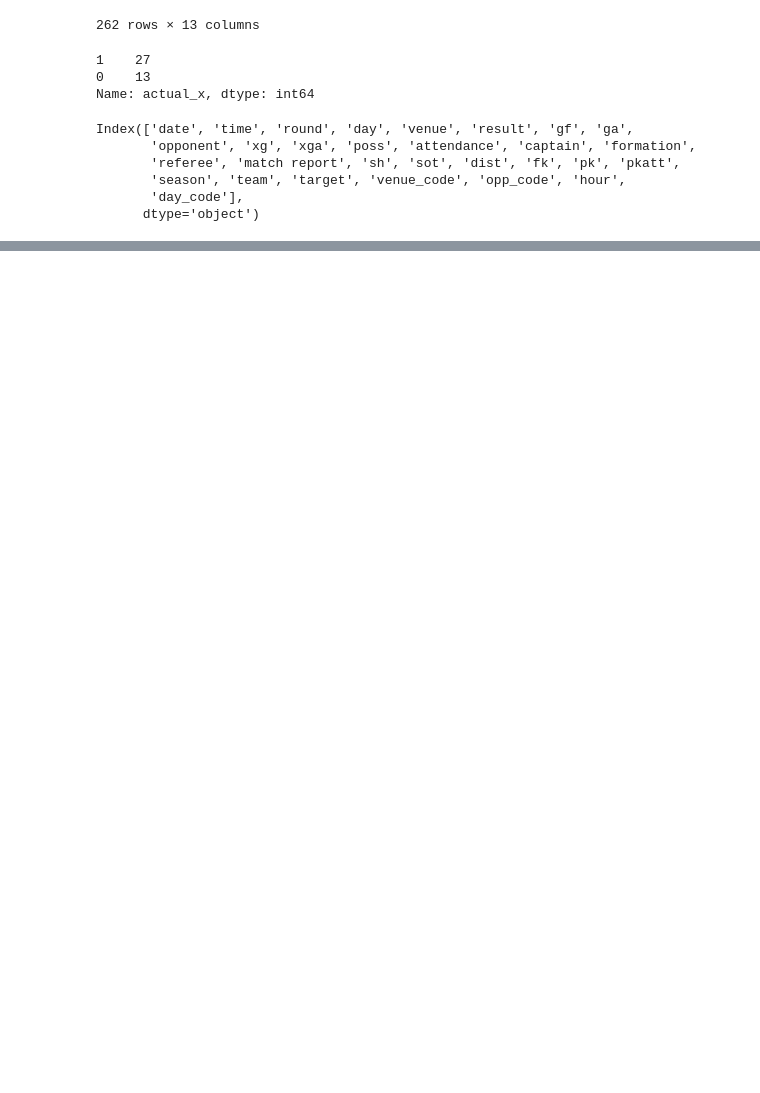
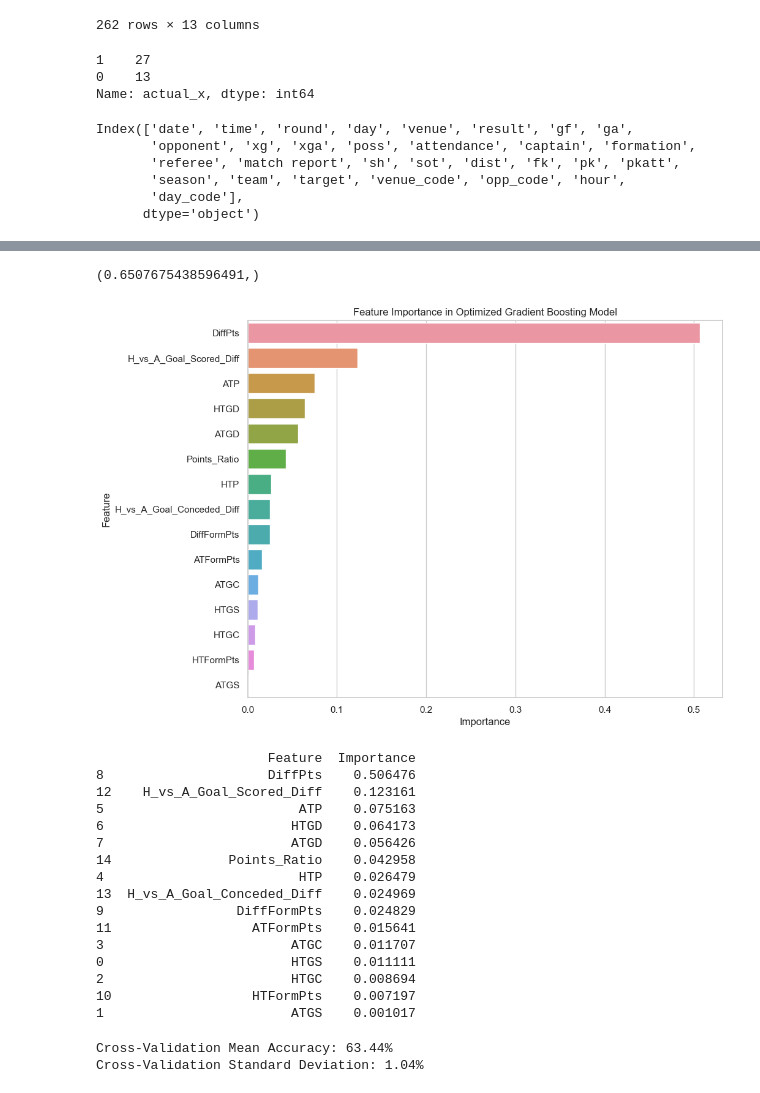
Before and after one commit to robbiedibari/CAP4610Final, a Jupyter notebook: prediction.ipynb, the cells around one changed output, grey strips where cells are left out. Cells and saved outputs as stored; diff of their text form; code cells hidden in the pictures; blank space fills up the shorter version.

```diff
--- a/prediction.ipynb
+++ b/prediction.ipynb
@@ -379,0 +658,80 @@ Index(['date', 'time', 'round', 'day', 'venue', 'result', 'gf', 'ga',
+# %%
+# Re-training the Gradient Boosting model with the optimized parameters
+optimized_gb_model = GradientBoostingClassifier(
+    n_estimators=50,
+    learning_rate=0.05,
+    max_depth=3,
+    min_samples_split=2,
+    min_samples_leaf=2,
+    random_state=42
+)
+
+# Fit the model to the training data
+optimized_gb_model.fit(X_train, y_train)
+
+# Predict on the testing data
+y_train_pred_optimized = optimized_gb_model.predict(X_train)
+
+# Calculate the accuracy on the testing data
+optimized_test_accuracy = accuracy_score(y_train, y_train_pred_optimized)
+
+optimized_test_accuracy,
+# %% [output]
+(0.6507675438596491,)
+# %%
+# Assuming 'optimized_gb_model' is your trained Gradient Boosting model and 'X' is your feature matrix
+feature_importances = optimized_gb_model.feature_importances_
+
+# Creating a DataFrame to hold the feature names and their corresponding importance
+features_df = pd.DataFrame({
+    'Feature': X.columns,
+    'Importance': feature_importances
+})
+
+# Sorting the DataFrame by the 'Importance' column in descending order
+features_df = features_df.sort_values(by='Importance', ascending=False)
+
+# Plotting the feature importances
+plt.figure(figsize=(10, 8))
+sns.barplot(x='Importance', y='Feature', data=features_df)
+plt.title('Feature Importance in Optimized Gradient Boosting Model')
+plt.xlabel('Importance')
+plt.ylabel('Feature')
+plt.show()
+
+# Print the DataFrame to view it in tabular form
+print(features_df)
+# %% [output]
+[figure, added]
+                      Feature  Importance
+8                     DiffPts    0.506476
+12    H_vs_A_Goal_Scored_Diff    0.123161
+5                         ATP    0.075163
+6                        HTGD    0.064173
+7                        ATGD    0.056426
+14               Points_Ratio    0.042958
+4                         HTP    0.026479
+13  H_vs_A_Goal_Conceded_Diff    0.024969
+9                 DiffFormPts    0.024829
+11                  ATFormPts    0.015641
+3                        ATGC    0.011707
+0                        HTGS    0.011111
+2                        HTGC    0.008694
+10                  HTFormPts    0.007197
+1                        ATGS    0.001017
+# %%
+# Validation:
+# Using 5-fold cross-validation to validate the optimized Gradient Boosting model
+cv_scores = cross_val_score(optimized_gb_model, X, y, cv=5, scoring='accuracy')
+
+# Calculate the mean and standard deviation of the cross-validation scores
+cv_mean = cv_scores.mean()
+cv_std = cv_scores.std()
+
+# Gives you an average score across all fold providing an insight into how generally well the model performs
+print("Cross-Validation Mean Accuracy: {:.2f}%".format(cv_mean * 100))
+# Indicates the varaibility of the model's performance, giving you an idea about its stabiliy across different subsets
+print("Cross-Validation Standard Deviation: {:.2f}%".format(cv_std * 100))
+# %% [output]
+Cross-Validation Mean Accuracy: 63.44%
+Cross-Validation Standard Deviation: 1.04%
```
Also changed, not shown: parts of 33 cells of this notebook, 4 other files.
